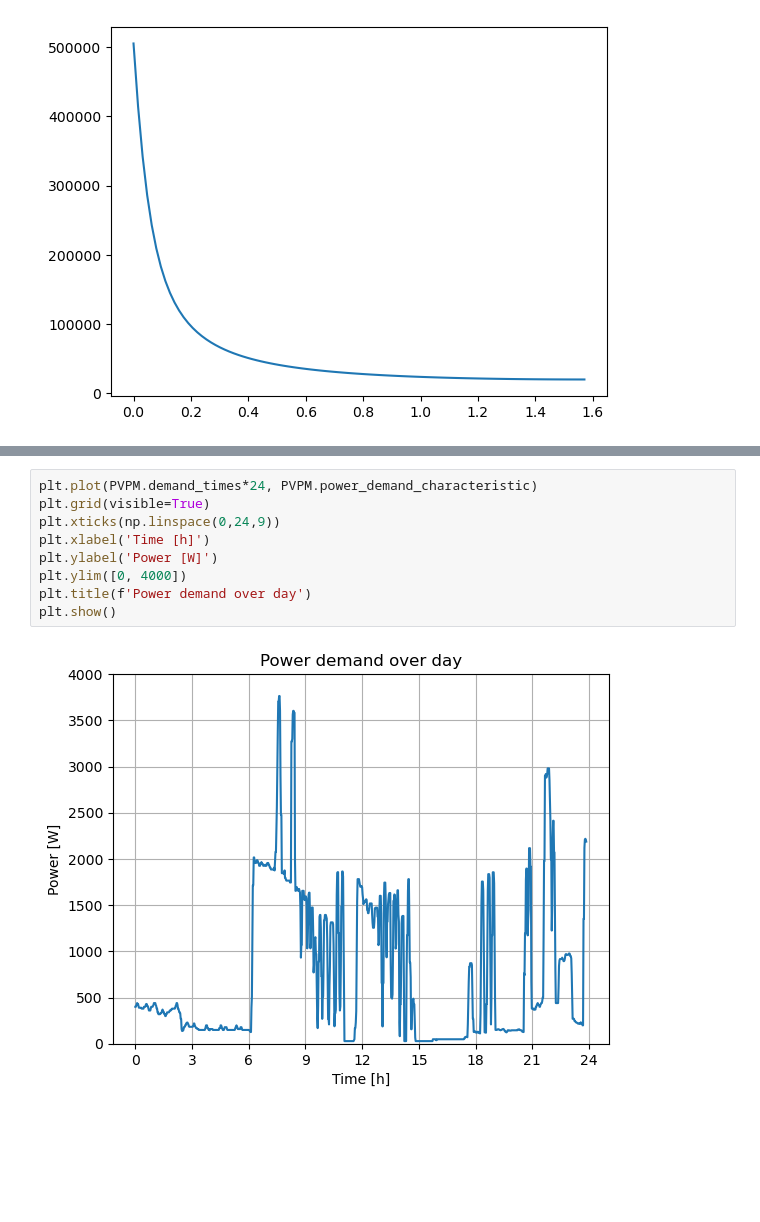
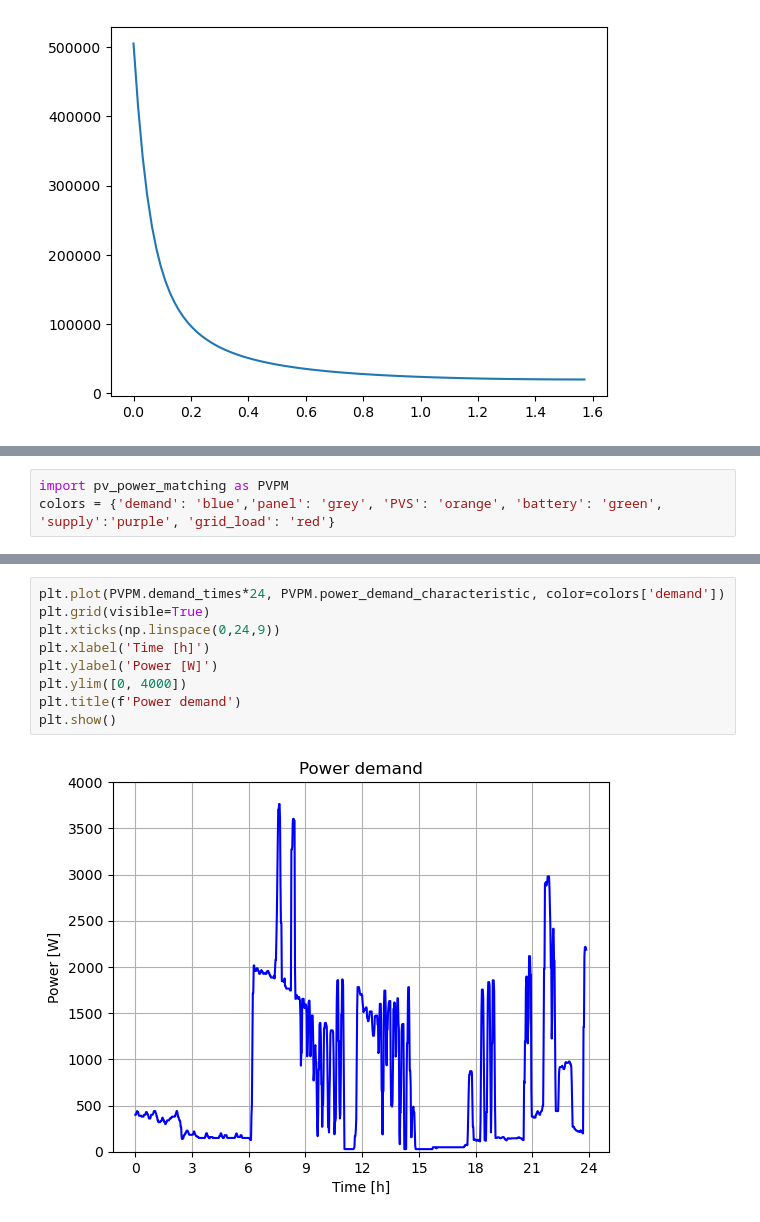
Before and after one commit to LMerbecks/PV-Power-Matching, a Jupyter notebook: src/helper_notebook.ipynb, the cells around one changed output, grey strips where cells are left out. Cells and saved outputs as stored; diff of their text form; blank space fills up the shorter version.

```diff
--- a/src/helper_notebook.ipynb
+++ b/src/helper_notebook.ipynb
@@ -247,3 +247,6 @@ import pv_power_matching as PVPM
+# %%
+import pv_power_matching as PVPM
+colors = {'demand': 'blue','panel': 'grey', 'PVS': 'orange', 'battery': 'green', 'supply':'purple', 'grid_load': 'red'}
 # %%
 PVPM.plot_result_characteristics(np.array([3.1415, 0.2]), np.array([1]))
 # %% [output]
@@ -278,11 +307,11 @@ plt.show()
 # %%
-plt.plot(PVPM.demand_times*24, PVPM.power_demand_characteristic)
+plt.plot(PVPM.demand_times*24, PVPM.power_demand_characteristic, color=colors['demand'])
 plt.grid(visible=True)
 plt.xticks(np.linspace(0,24,9))
 plt.xlabel('Time [h]')
 plt.ylabel('Power [W]')
 plt.ylim([0, 4000])
-plt.title(f'Power demand over day')
+plt.title(f'Power demand')
 plt.show()
 # %% [output]
-[figure, old version]
+[figure, new version]
```
Also changed, not shown: parts of 12 cells of this notebook.
